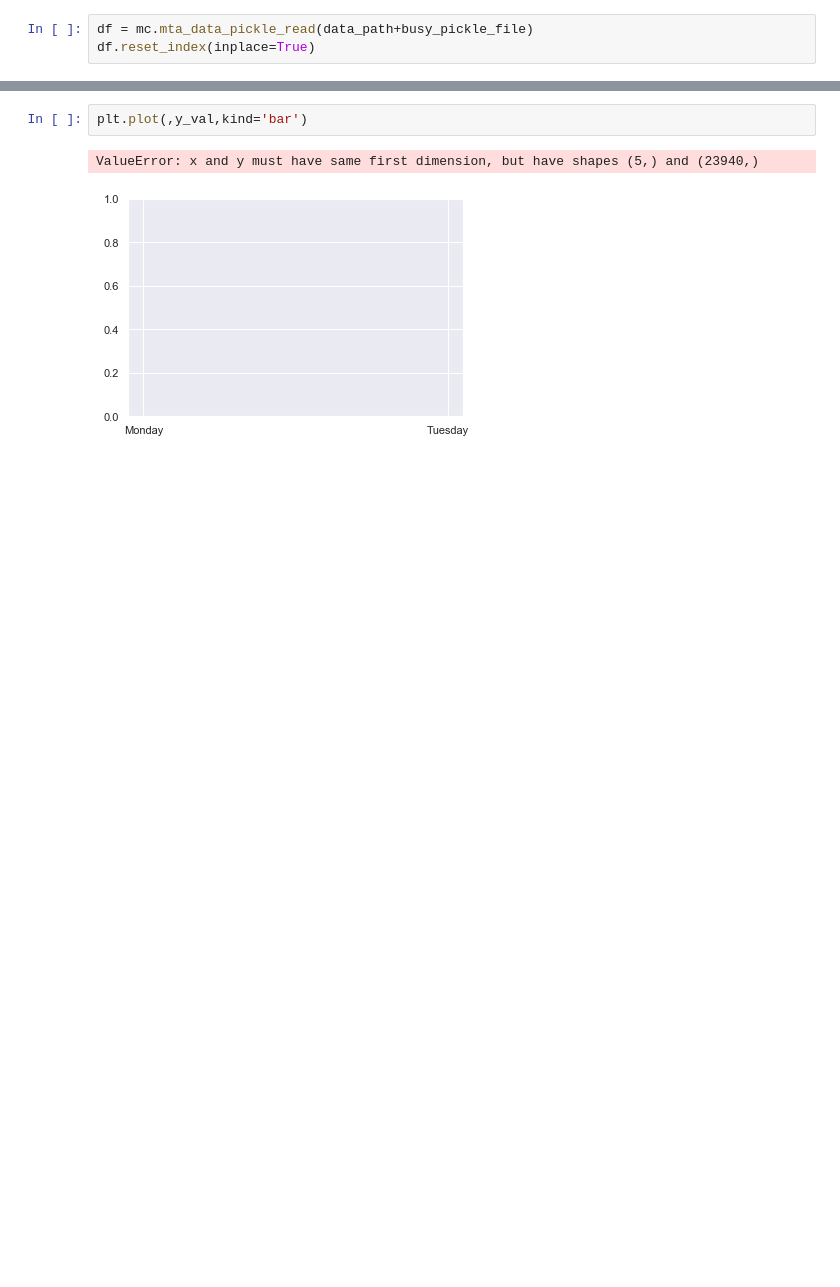
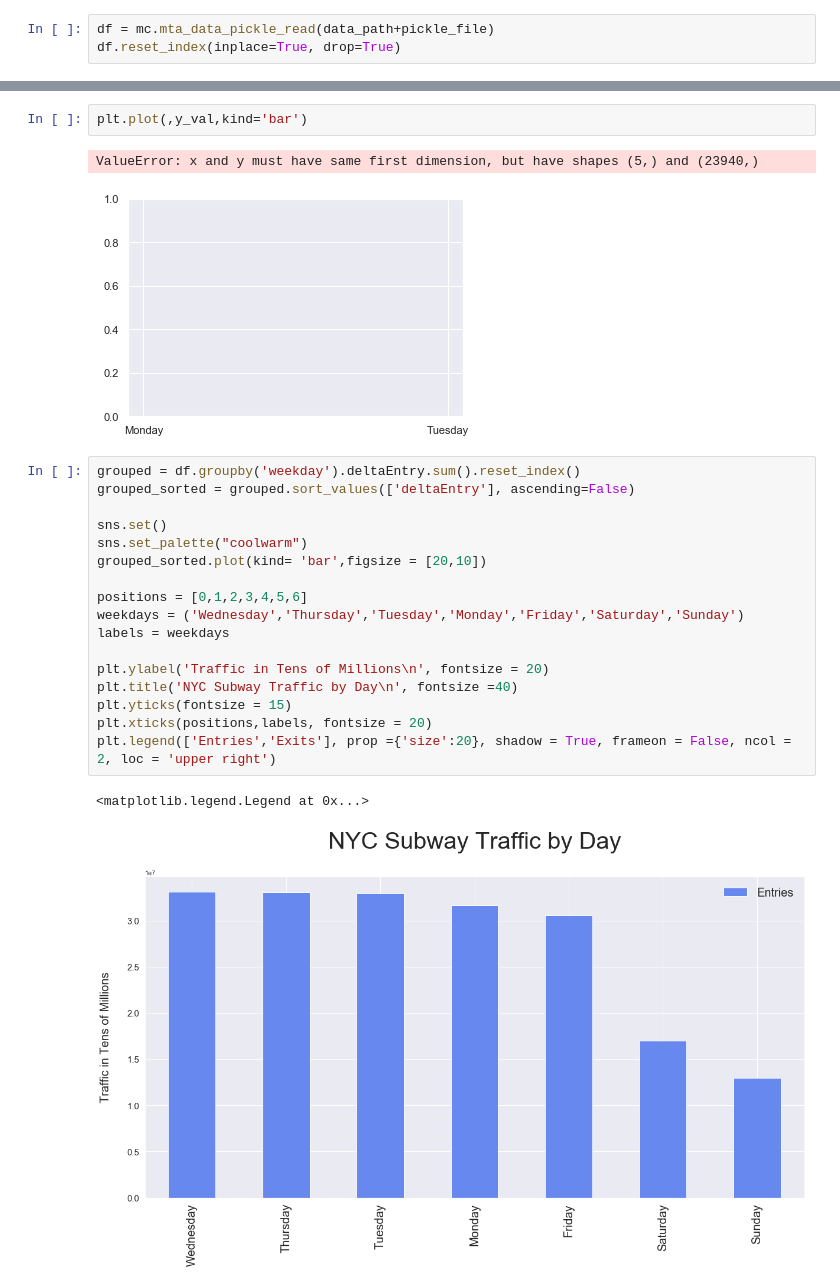
Before and after one commit to cruzkat/Project_01, a Jupyter notebook: Notebooks/KC New Edits MTA.ipynb, the cells around one changed output, grey strips where cells are left out. Cells and saved outputs as stored; diff of their text form; blank space fills up the shorter version.

Commit message:
Updated README, Added overall traffic by day

```diff
--- a/Notebooks/KC New Edits MTA.ipynb
+++ b/Notebooks/KC New Edits MTA.ipynb
@@ -29,6 +13,6 @@ booth_key_filename = 'Remote-Booth-Station.csv'
 # %%
-df = mc.mta_data_pickle_read(data_path+busy_pickle_file)
-df.reset_index(inplace=True)
+df = mc.mta_data_pickle_read(data_path+pickle_file)
+df.reset_index(inplace=True, drop=True)
 # %%
 df.describe()
 # %% [output]
@@ -341,3 +325,23 @@ plt.plot(,y_val,kind='bar')
 # %% [output]
 ValueError: x and y must have same first dimension, but have shapes (5,) and (23940,)
 [figure]
+# %%
+grouped = df.groupby('weekday').deltaEntry.sum().reset_index()
+grouped_sorted = grouped.sort_values(['deltaEntry'], ascending=False)
+
+sns.set()
+sns.set_palette("coolwarm")
+grouped_sorted.plot(kind= 'bar',figsize = [20,10])
+
+positions = [0,1,2,3,4,5,6]
+weekdays = ('Wednesday','Thursday','Tuesday','Monday','Friday','Saturday','Sunday')
+labels = weekdays
+
+plt.ylabel('Traffic in Tens of Millions\n', fontsize = 20)
+plt.title('NYC Subway Traffic by Day\n', fontsize =40)
+plt.yticks(fontsize = 15)
+plt.xticks(positions,labels, fontsize = 20)
+plt.legend(['Entries','Exits'], prop ={'size':20}, shadow = True, frameon = False, ncol = 2, loc = 'upper right')
+# %% [output]
+<matplotlib.legend.Legend at 0x...>
+[figure, added]
```
Also changed, not shown: parts of 4 cells of this notebook, 3 other files.
